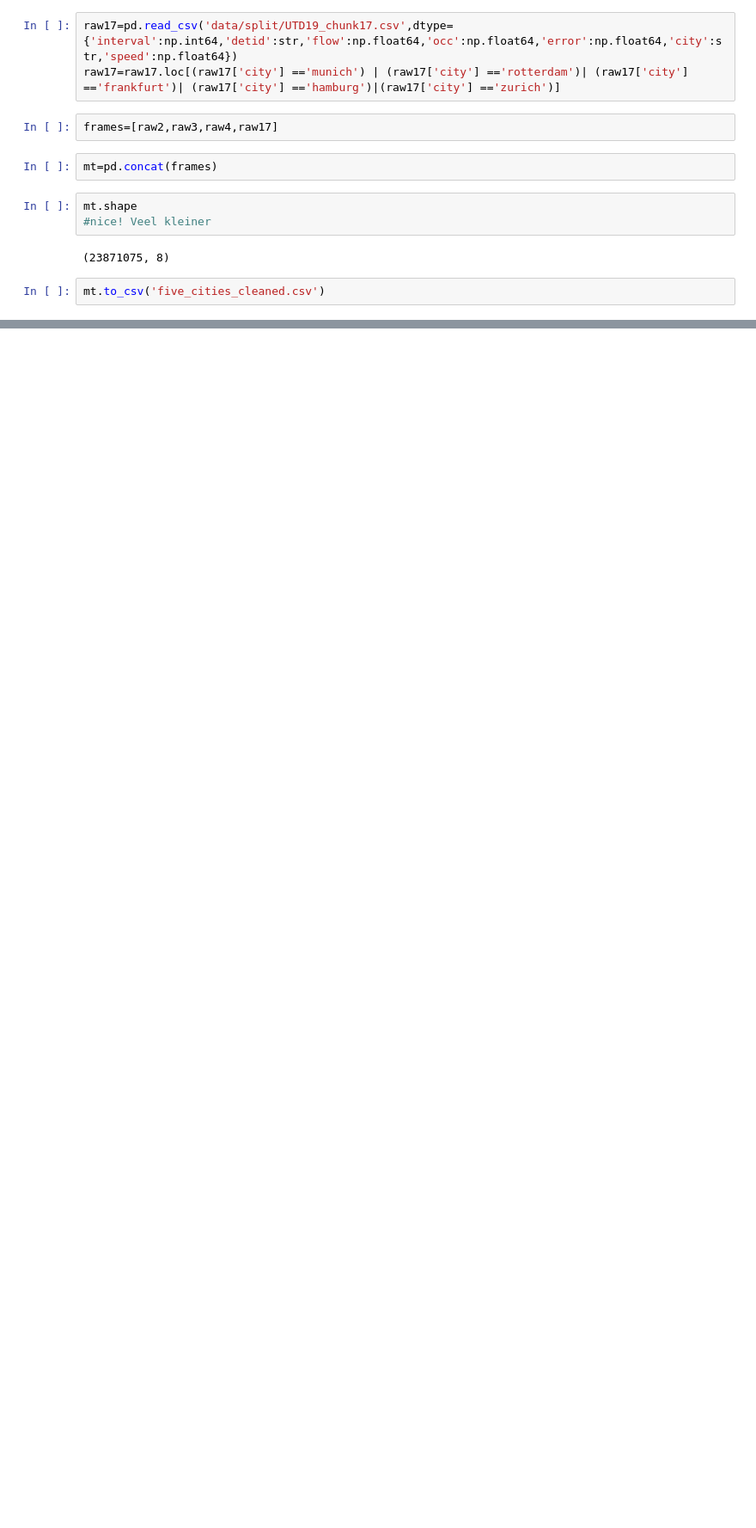
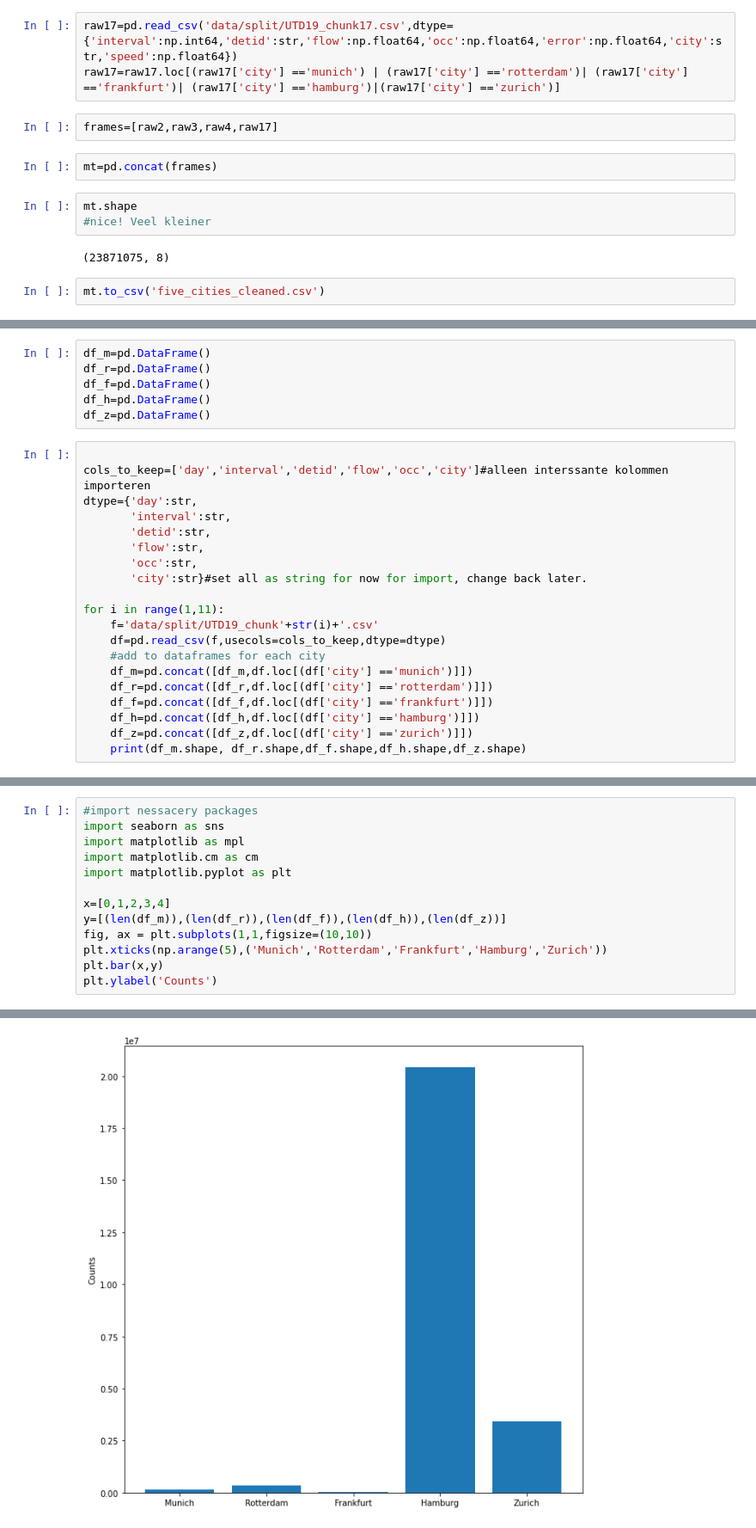
Before and after one commit to K4Ling/UrbanDataSc, a Jupyter notebook: Subset.ipynb, the cells around one changed output, grey strips where cells are left out. Shown at 86% size. Drawn from its saved outputs; the diff is of its cells as text; blank space fills up the shorter version.

```diff
--- a/Subset.ipynb
+++ b/Subset.ipynb
@@ -37,0 +78,26 @@ mt.to_csv('five_cities_cleaned.csv')
+# %%
+df_m=pd.DataFrame()
+df_r=pd.DataFrame()
+df_f=pd.DataFrame()
+df_h=pd.DataFrame()
+df_z=pd.DataFrame()
+# %%
+
+cols_to_keep=['day','interval','detid','flow','occ','city']#alleen interssante kolommen importeren
+dtype={'day':str,
+       'interval':str,
+       'detid':str,
+       'flow':str,
+       'occ':str,
+       'city':str}#set all as string for now for import, change back later.
+
+for i in range(1,11):
+    f='data/split/UTD19_chunk'+str(i)+'.csv'
+    df=pd.read_csv(f,usecols=cols_to_keep,dtype=dtype)
+    #add to dataframes for each city
+    df_m=pd.concat([df_m,df.loc[(df['city'] =='munich')]])
+    df_r=pd.concat([df_r,df.loc[(df['city'] =='rotterdam')]])
+    df_f=pd.concat([df_f,df.loc[(df['city'] =='frankfurt')]])
+    df_h=pd.concat([df_h,df.loc[(df['city'] =='hamburg')]])
+    df_z=pd.concat([df_z,df.loc[(df['city'] =='zurich')]])
+    print(df_m.shape, df_r.shape,df_f.shape,df_h.shape,df_z.shape)
@@ -37,0 +129,14 @@ mt.to_csv('five_cities_cleaned.csv')
+# %%
+#import nessacery packages
+import seaborn as sns
+import matplotlib as mpl
+import matplotlib.cm as cm
+import matplotlib.pyplot as plt
+
+x=[0,1,2,3,4]
+y=[(len(df_m)),(len(df_r)),(len(df_f)),(len(df_h)),(len(df_z))]
+fig, ax = plt.subplots(1,1,figsize=(10,10))
+plt.xticks(np.arange(5),('Munich','Rotterdam','Frankfurt','Hamburg','Zurich'))
+plt.bar(x,y)
+plt.ylabel('Counts')
+# %% [output]
@@ -37,0 +144 @@ mt.to_csv('five_cities_cleaned.csv')
+[figure, added]
```
Also changed, not shown: parts of 27 cells of this notebook.
